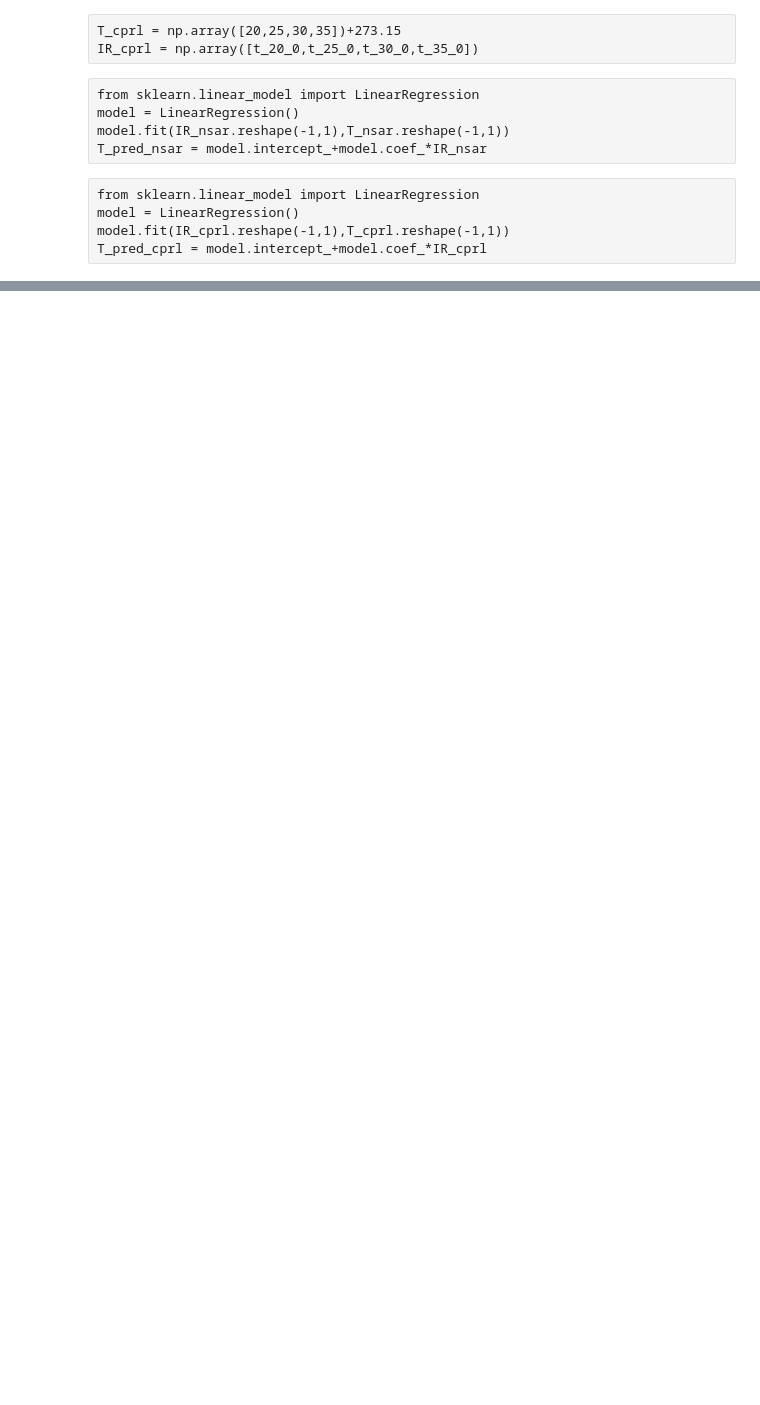
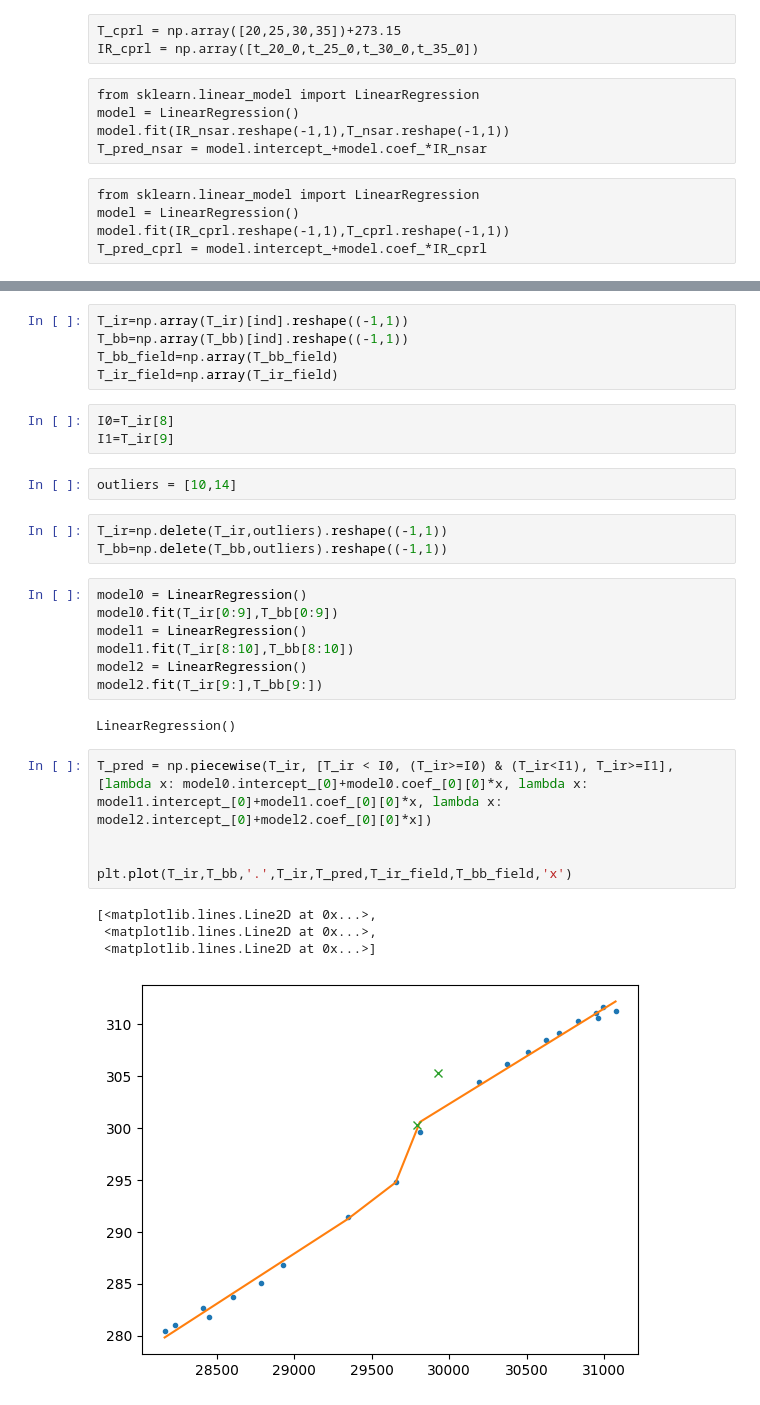
Before and after one commit to cafltar/CookIRCamET, a Jupyter notebook: cal.ipynb, the cells around one changed output, grey strips where cells are left out. Drawn from its saved outputs; the diff is of its cells as text; blank space fills up the shorter version.

Commit message:
field cal, consolidate functions

```diff
--- a/cal.ipynb
+++ b/cal.ipynb
@@ -269,0 +282,32 @@ array([15.67061852])
+# %%
+T_ir=np.array(T_ir)[ind].reshape((-1,1))
+T_bb=np.array(T_bb)[ind].reshape((-1,1))
+T_bb_field=np.array(T_bb_field)
+T_ir_field=np.array(T_ir_field)
+# %%
+I0=T_ir[8]
+I1=T_ir[9]
+# %%
+outliers = [10,14]
+# %%
+T_ir=np.delete(T_ir,outliers).reshape((-1,1))
+T_bb=np.delete(T_bb,outliers).reshape((-1,1))
+# %%
+model0 = LinearRegression()
+model0.fit(T_ir[0:9],T_bb[0:9])
+model1 = LinearRegression()
+model1.fit(T_ir[8:10],T_bb[8:10])
+model2 = LinearRegression()
+model2.fit(T_ir[9:],T_bb[9:])
+# %% [output]
+LinearRegression()
+# %%
+T_pred = np.piecewise(T_ir, [T_ir < I0, (T_ir>=I0) & (T_ir<I1), T_ir>=I1], [lambda x: model0.intercept_[0]+model0.coef_[0][0]*x, lambda x: model1.intercept_[0]+model1.coef_[0][0]*x, lambda x: model2.intercept_[0]+model2.coef_[0][0]*x])
+
+
+plt.plot(T_ir,T_bb,'.',T_ir,T_pred,T_ir_field,T_bb_field,'x')
+# %% [output]
+[<matplotlib.lines.Line2D at 0x...>,
+ <matplotlib.lines.Line2D at 0x...>,
+ <matplotlib.lines.Line2D at 0x...>]
+[figure, added]
```
Also changed, not shown: parts of 44 cells of this notebook, 4 other files.
